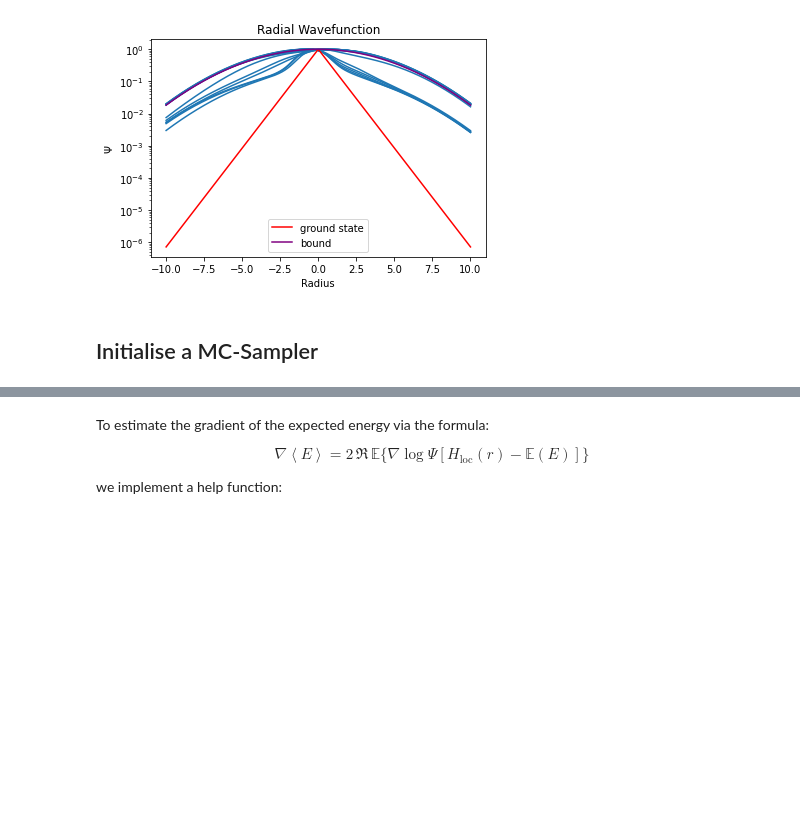
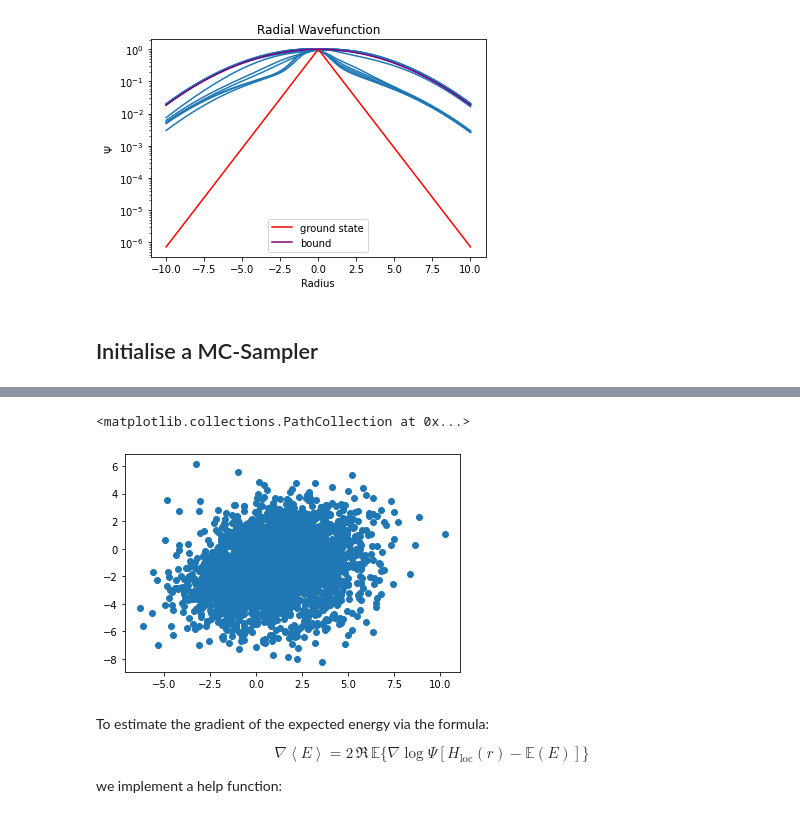
Before and after one commit to evanwonisch/NeuralQuantumStates, a Jupyter notebook: run/hydrogen_variable_bound.ipynb, the cells around one changed output, grey strips where cells are left out. Drawn from its saved outputs; the diff is of its cells as text; code cells hidden in the pictures; blank space fills up the shorter version.

```diff
--- a/run/hydrogen_variable_bound.ipynb
+++ b/run/hydrogen_variable_bound.ipynb
@@ -128,5 +149,8 @@ print("Energy Error in units of MC deviation:", jnp.abs(jnp.mean(H_loc) + 1)/jnp
 # %%
-plt.scatter(samples[:, 0], samples[:, 1])
+plt.scatter(subsamples[:, 0], subsamples[:, 1])
+# %% [output]
+<matplotlib.collections.PathCollection at 0x...>
+[figure, added]
 # %% [markdown]
 To estimate the gradient of the expected energy via the formula:
 
```
Also changed, not shown: parts of 10 cells of this notebook, 2 other files.
